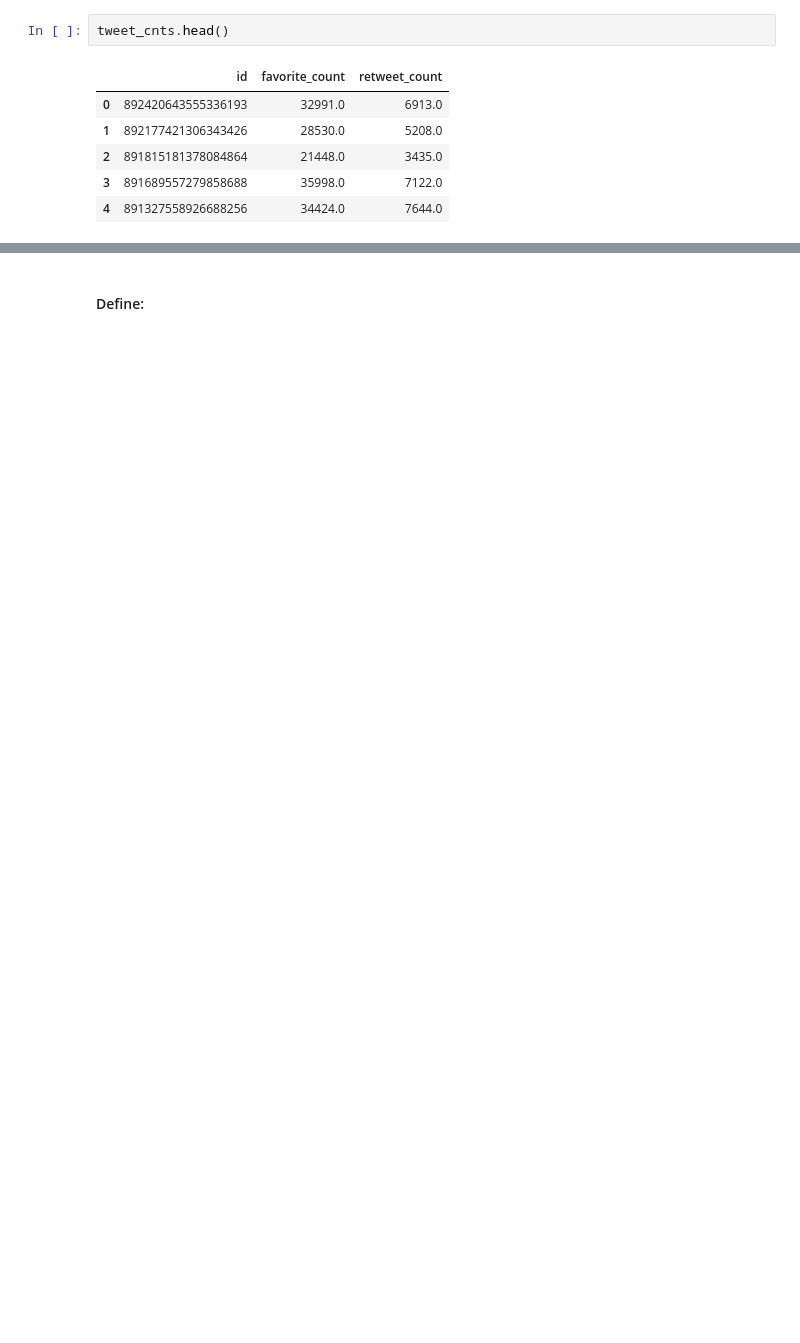
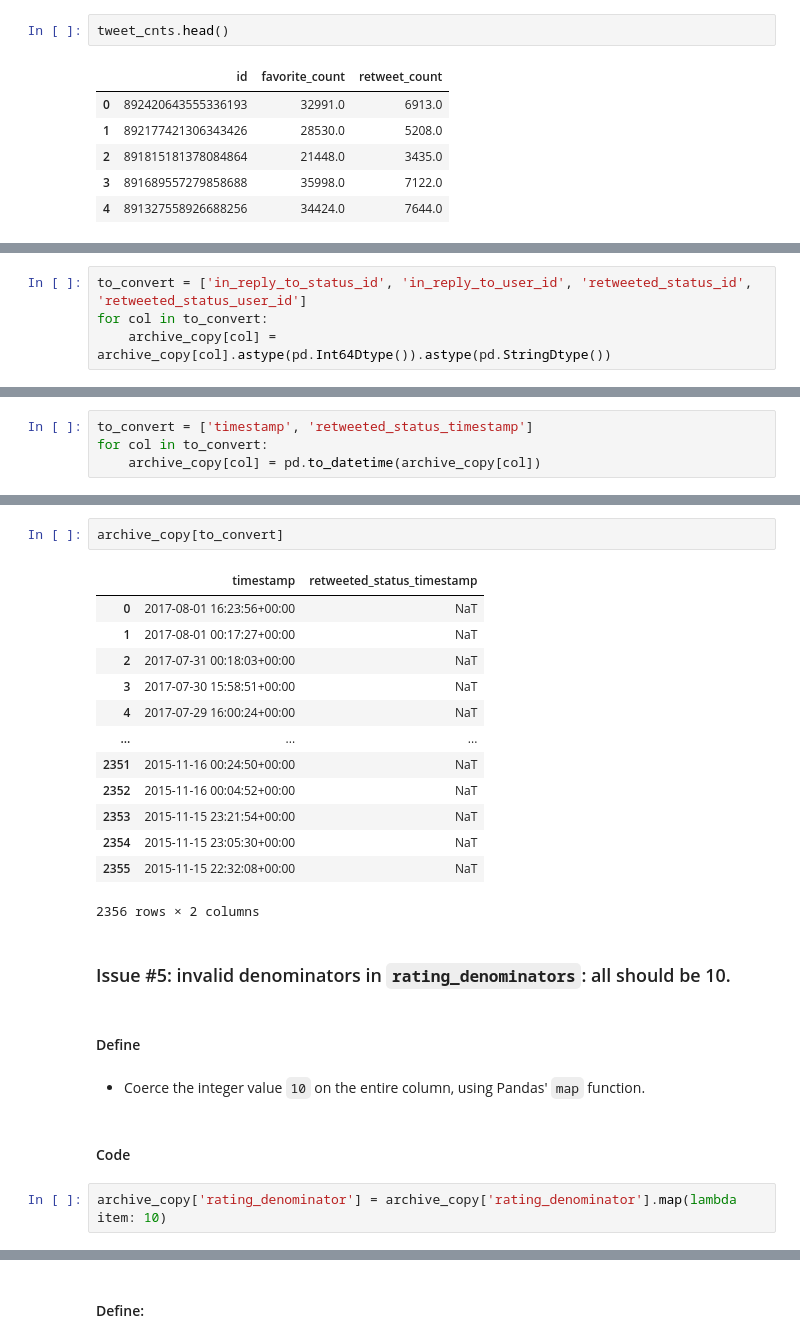
Before and after one commit to nadavoved/dog_data_wrangling, a Jupyter notebook: wrangle_act.ipynb, the cells around one changed output, grey strips where cells are left out. Cells and saved outputs as stored; diff of their text form; blank space fills up the shorter version.

```diff
--- a/wrangle_act.ipynb
+++ b/wrangle_act.ipynb
@@ -242,0 +311,4 @@ In this section, clean **all** of the issues you documented while assessing.
+# %%
+to_convert = ['in_reply_to_status_id', 'in_reply_to_user_id', 'retweeted_status_id', 'retweeted_status_user_id']
+for col in to_convert:
+    archive_copy[col] = archive_copy[col].astype(pd.Int64Dtype()).astype(pd.StringDtype())
@@ -242,0 +340,4 @@ In this section, clean **all** of the issues you documented while assessing.
+# %%
+to_convert = ['timestamp', 'retweeted_status_timestamp']
+for col in to_convert:
+    archive_copy[col] = pd.to_datetime(archive_copy[col])
@@ -242,0 +358,26 @@ In this section, clean **all** of the issues you documented while assessing.
+# %%
+archive_copy[to_convert]
+# %% [output]
+|  | timestamp | retweeted_status_timestamp |
+| 0 | 2017-08-01 16:23:56+00:00 | NaT |
+| 1 | 2017-08-01 00:17:27+00:00 | NaT |
+| 2 | 2017-07-31 00:18:03+00:00 | NaT |
+| 3 | 2017-07-30 15:58:51+00:00 | NaT |
+| 4 | 2017-07-29 16:00:24+00:00 | NaT |
+| ... | ... | ... |
+| 2351 | 2015-11-16 00:24:50+00:00 | NaT |
+| 2352 | 2015-11-16 00:04:52+00:00 | NaT |
+| 2353 | 2015-11-15 23:21:54+00:00 | NaT |
+| 2354 | 2015-11-15 23:05:30+00:00 | NaT |
+| 2355 | 2015-11-15 22:32:08+00:00 | NaT |
+2356 rows × 2 columns
+# %% [markdown]
+### Issue #5: invalid denominators in `rating_denominators`: all should be 10.
+# %% [markdown]
+#### Define
+# %% [markdown]
+- Coerce the integer value `10` on the entire column, using Pandas' `map` function.
+# %% [markdown]
+#### Code
+# %%
+archive_copy['rating_denominator'] = archive_copy['rating_denominator'].map(lambda item: 10)
```
Also changed, not shown: parts of 120 cells of this notebook, 12 other files.
